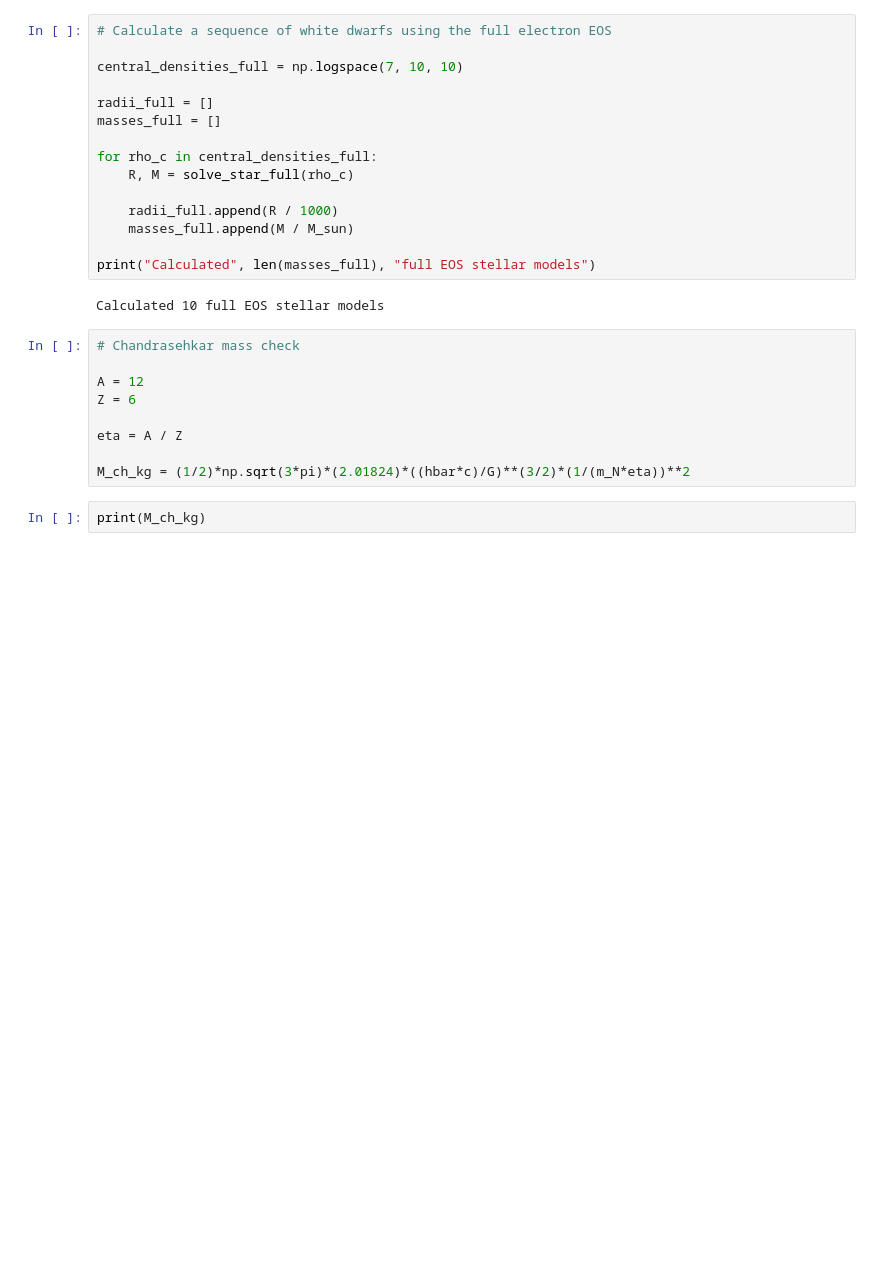
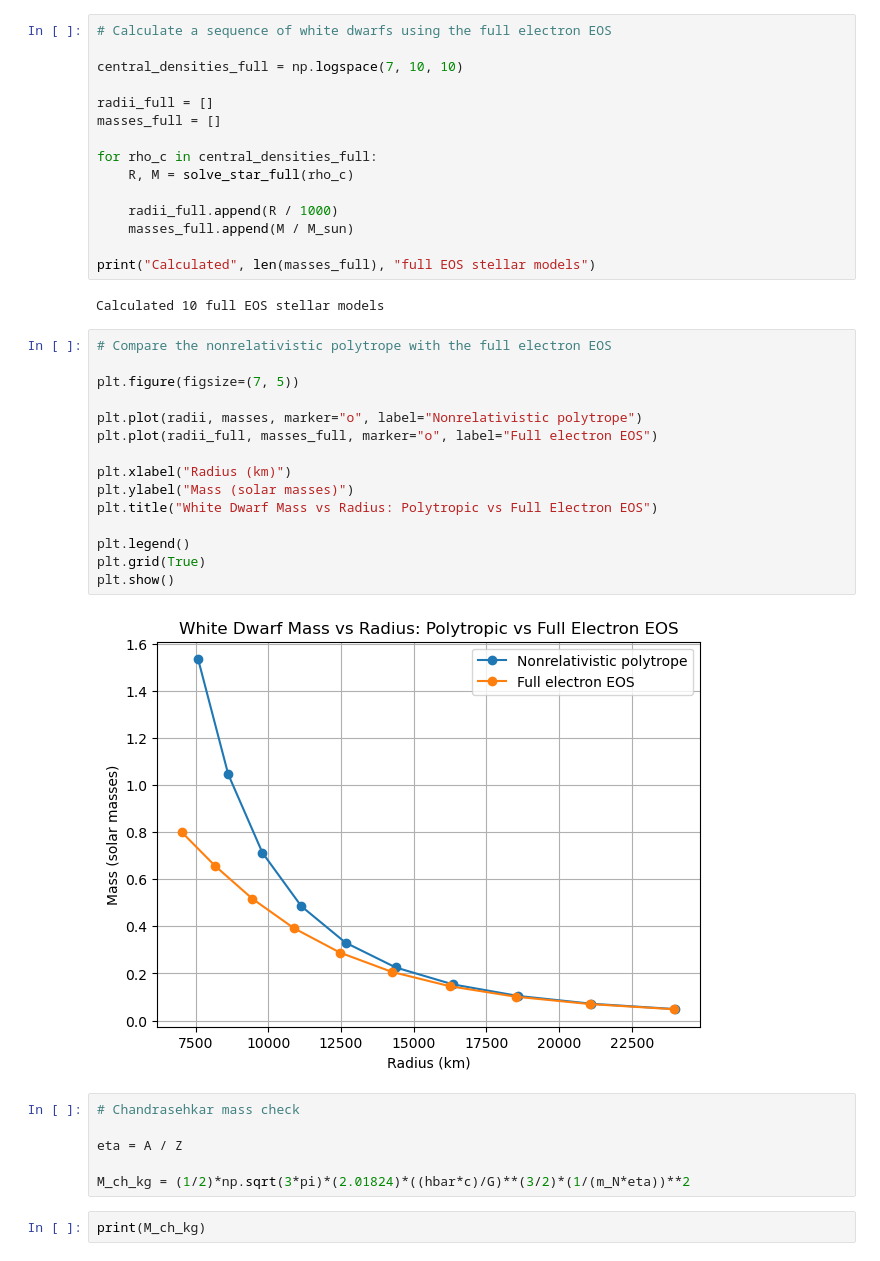
Before and after one commit to charlprend/Compact-Star-Modelling-, a Jupyter notebook: Notebooks/sagert_eos_code.ipynb, the cells around one changed output. Drawn from its saved outputs; the diff is of its cells as text; blank space fills up the shorter version.

```diff
--- a/Notebooks/sagert_eos_code.ipynb
+++ b/Notebooks/sagert_eos_code.ipynb
@@ -537,11 +533,25 @@ for rho_c in central_densities_full:
 print("Calculated", len(masses_full), "full EOS stellar models")
 # %% [output]
 Calculated 10 full EOS stellar models
+# %%
+# Compare the nonrelativistic polytrope with the full electron EOS
+
+plt.figure(figsize=(7, 5))
+
+plt.plot(radii, masses, marker="o", label="Nonrelativistic polytrope")
+plt.plot(radii_full, masses_full, marker="o", label="Full electron EOS")
+
+plt.xlabel("Radius (km)")
+plt.ylabel("Mass (solar masses)")
+plt.title("White Dwarf Mass vs Radius: Polytropic vs Full Electron EOS")
+
+plt.legend()
+plt.grid(True)
+plt.show()
+# %% [output]
+[figure, added]
 # %%
 # Chandrasehkar mass check
-
-A = 12
-Z = 6
 
 eta = A / Z
 
```
Also changed, not shown: parts of 9 cells of this notebook, 1 other file.
